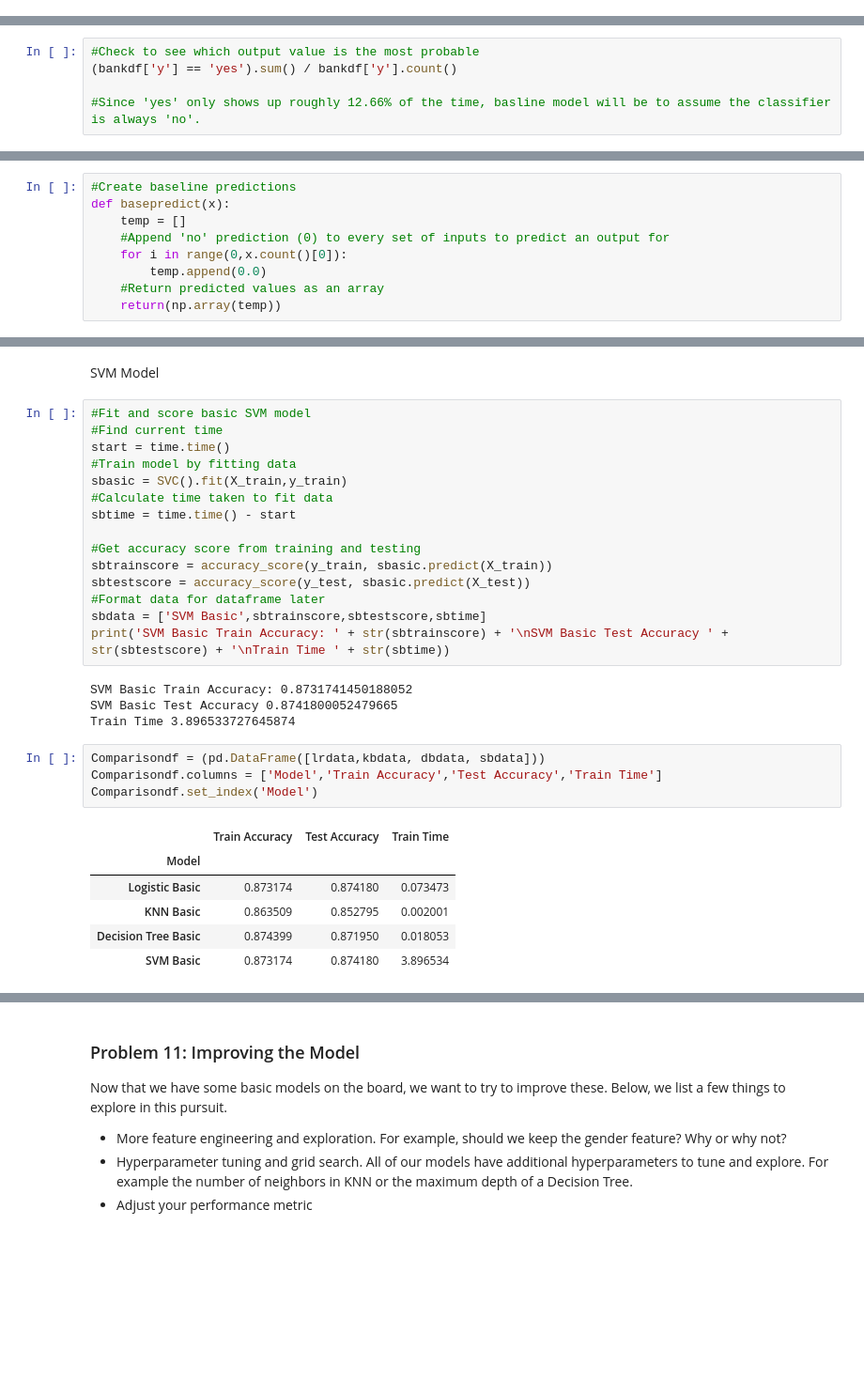
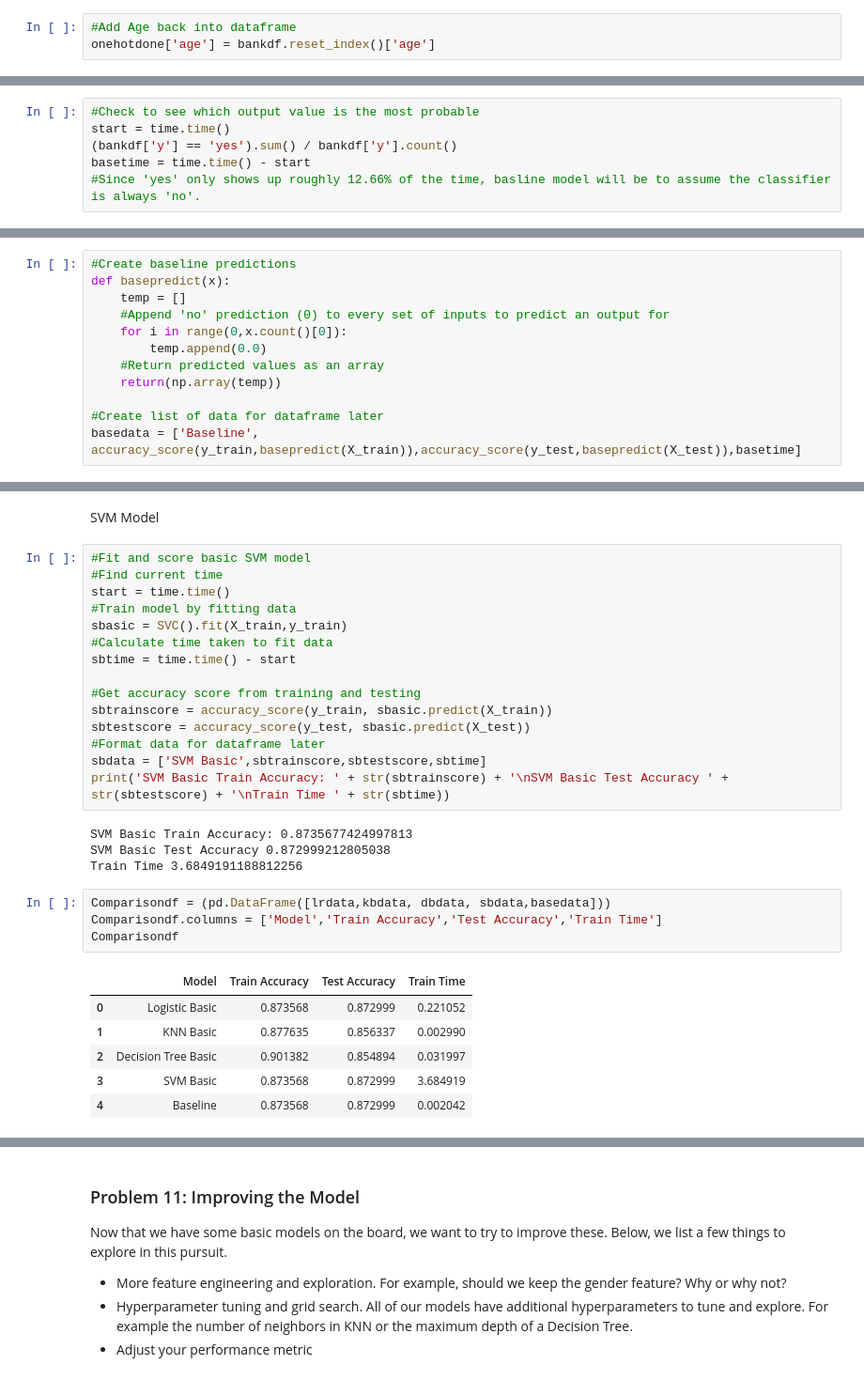
Before and after one commit to yellgrass/practical-17.1, a Jupyter notebook: prompt_III.ipynb, the cells around one changed output, grey strips where cells are left out. Shown at 94% size. Saved outputs shown, nothing was run; the diff lists cells and outputs as text; blank space fills up the shorter version.

```diff
--- a/prompt_III.ipynb
+++ b/prompt_III.ipynb
@@ -222,6 +225,9 @@ ordinaldone = OrdinalEncoder(categories = [edulist]).fit_transform(eduarray)
 #Add education column to onehotencoder transformed data
 
 onehotdone['education'] = ordinaldone
+# %%
+#Add Age back into dataframe
+onehotdone['age'] = bankdf.reset_index()['age']
 # %% [markdown]
 ### Problem 6: Train/Test Split
 
@@ -240,6 +246,7 @@ y_test = test['y_yes']
 Before we build our first model, we want to establish a baseline.  What is the baseline performance that our classifier should aim to beat?
 # %%
 #Check to see which output value is the most probable
+start = time.time()
 (bankdf['y'] == 'yes').sum() / bankdf['y'].count()
-
+basetime = time.time() - start
 #Since 'yes' only shows up roughly 12.66% of the time, basline model will be to assume the classifier is always 'no'.
@@ -254,6 +259,9 @@ def basepredict(x):
         temp.append(0.0)
     #Return predicted values as an array
     return(np.array(temp))
+
+#Create list of data for dataframe later
+basedata = ['Baseline', accuracy_score(y_train,basepredict(X_train)),accuracy_score(y_test,basepredict(X_test)),basetime]
 # %% [markdown]
 ### Problem 8: A Simple Model
 
@@ -368,17 +376,17 @@ sbtestscore = accuracy_score(y_test, sbasic.predict(X_test))
 sbdata = ['SVM Basic',sbtrainscore,sbtestscore,sbtime]
 print('SVM Basic Train Accuracy: ' + str(sbtrainscore) + '\nSVM Basic Test Accuracy ' + str(sbtestscore) + '\nTrain Time ' + str(sbtime))
 # %% [output]
-SVM Basic Train Accuracy: 0.8731741450188052
-SVM Basic Test Accuracy 0.8741800052479665
-Train Time 3.896533727645874
+SVM Basic Train Accuracy: 0.8735677424997813
+SVM Basic Test Accuracy 0.872999212805038
+Train Time 3.6849191188812256
 # %%
-Comparisondf = (pd.DataFrame([lrdata,kbdata, dbdata, sbdata]))
+Comparisondf = (pd.DataFrame([lrdata,kbdata, dbdata, sbdata,basedata]))
 Comparisondf.columns = ['Model','Train Accuracy','Test Accuracy','Train Time']
-Comparisondf.set_index('Model')
+Comparisondf
 # %% [output]
-|  | Train Accuracy | Test Accuracy | Train Time |
-| Model |  |  |  |
-| Logistic Basic | 0.873174 | 0.874180 | 0.073473 |
-| KNN Basic | 0.863509 | 0.852795 | 0.002001 |
-| Decision Tree Basic | 0.874399 | 0.871950 | 0.018053 |
-| SVM Basic | 0.873174 | 0.874180 | 3.896534 |
+|  | Model | Train Accuracy | Test Accuracy | Train Time |
+| 0 | Logistic Basic | 0.873568 | 0.872999 | 0.221052 |
+| 1 | KNN Basic | 0.877635 | 0.856337 | 0.002990 |
+| 2 | Decision Tree Basic | 0.901382 | 0.854894 | 0.031997 |
+| 3 | SVM Basic | 0.873568 | 0.872999 | 3.684919 |
+| 4 | Baseline | 0.873568 | 0.872999 | 0.002042 |
```
Also changed, not shown: parts of 76 cells of this notebook.
